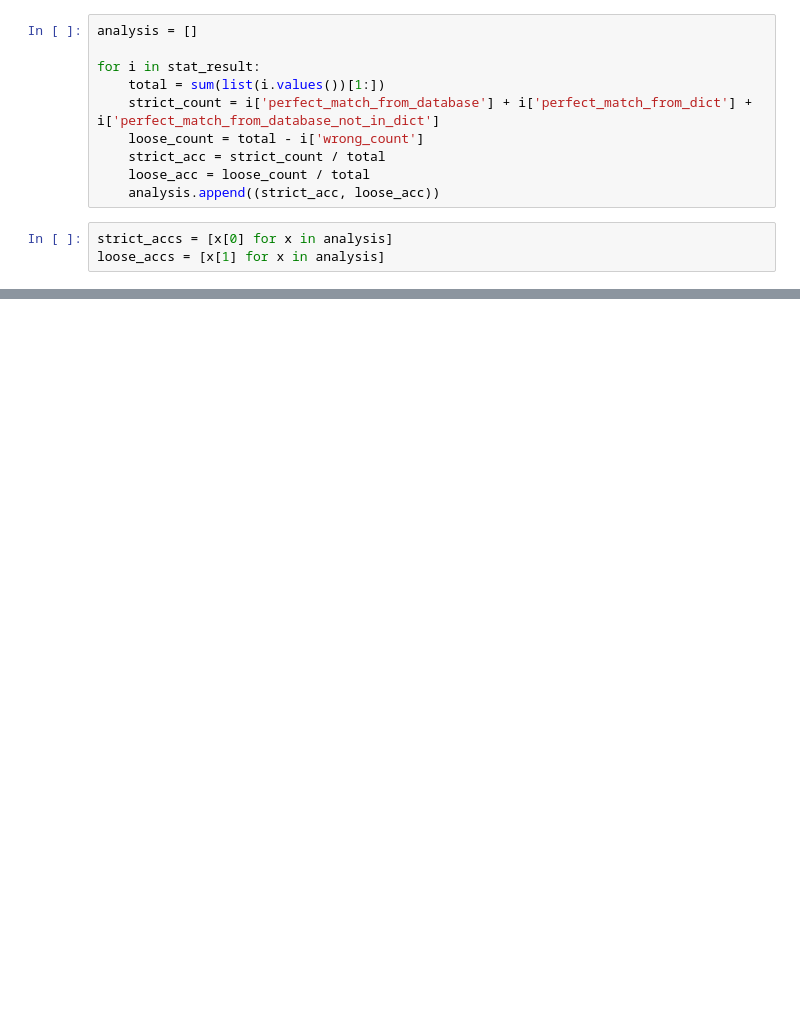
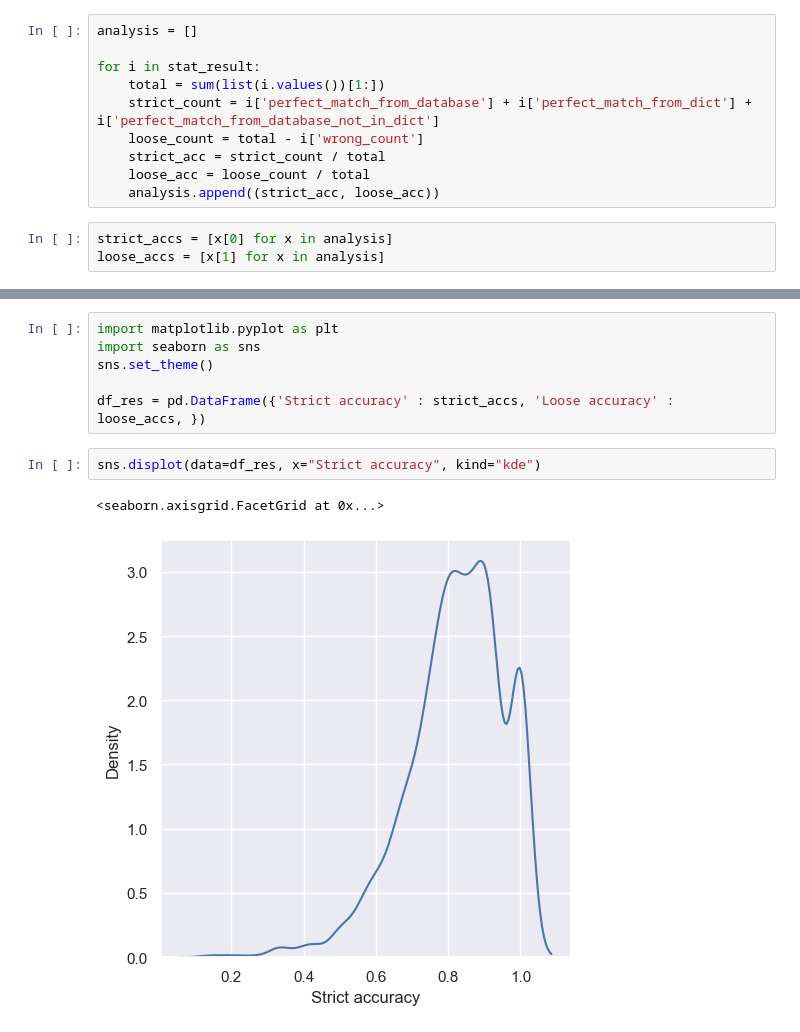
Before and after one commit to Copy-Kat/BPAI1, a Jupyter notebook: crf-experiment.ipynb, the cells around one changed output, grey strips where cells are left out. Drawn from its saved outputs; the diff is of its cells as text; blank space fills up the shorter version.

```diff
--- a/crf-experiment.ipynb
+++ b/crf-experiment.ipynb
@@ -883,0 +925,11 @@ Loose var:  0.020077353568431287
+# %%
+import matplotlib.pyplot as plt
+import seaborn as sns
+sns.set_theme()
+
+df_res = pd.DataFrame({'Strict accuracy' : strict_accs, 'Loose accuracy' : loose_accs, })
+# %%
+sns.displot(data=df_res, x="Strict accuracy", kind="kde")
+# %% [output]
+<seaborn.axisgrid.FacetGrid at 0x...>
+[figure, added]
```
Also changed, not shown: parts of 4 cells of this notebook, 3 other files.
